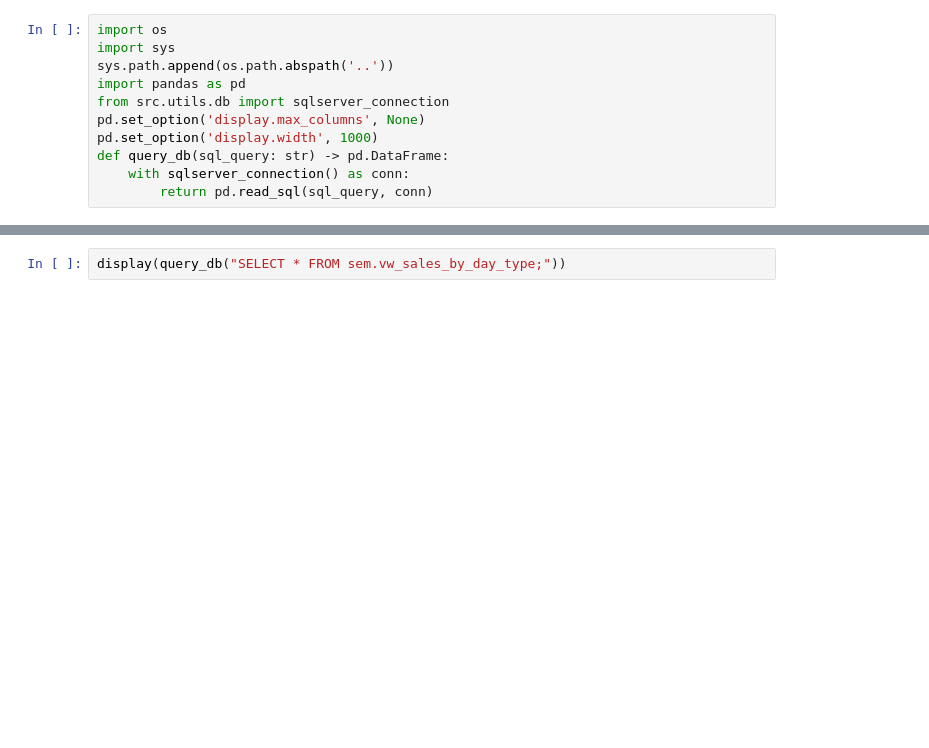
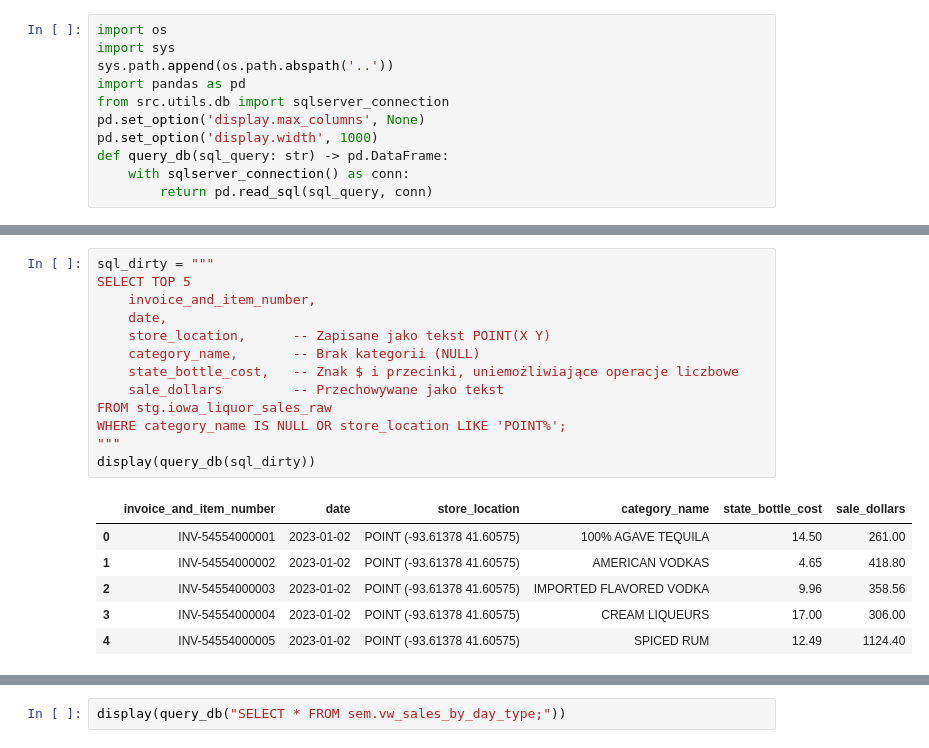
Before and after one commit to magda2307/pjatk-idh, a Jupyter notebook: data-warehouse-iowa-liquor/notebooks/etl_demo.ipynb, the cells around one changed output, grey strips where cells are left out. Drawn from its saved outputs; the diff is of its cells as text; blank space fills up the shorter version.

```diff
--- a/data-warehouse-iowa-liquor/notebooks/etl_demo.ipynb
+++ b/data-warehouse-iowa-liquor/notebooks/etl_demo.ipynb
@@ -54,0 +23,20 @@ Poniżej przedstawiono rezultaty działania tych mechanizmów w warstwie Wymiar
+# %%
+sql_dirty = """
+SELECT TOP 5
+    invoice_and_item_number,
+    date,
+    store_location,      -- Zapisane jako tekst POINT(X Y)
+    category_name,       -- Brak kategorii (NULL)
+    state_bottle_cost,   -- Znak $ i przecinki, uniemożliwiające operacje liczbowe
+    sale_dollars         -- Przechowywane jako tekst
+FROM stg.iowa_liquor_sales_raw
+WHERE category_name IS NULL OR store_location LIKE 'POINT%';
+"""
+display(query_db(sql_dirty))
+# %% [output]
+|  | invoice_and_item_number | date | store_location | category_name | state_bottle_cost | sale_dollars |
+| 0 | INV-54554000001 | 2023-01-02 | POINT (-93.61378 41.60575) | 100% AGAVE TEQUILA | 14.50 | 261.00 |
+| 1 | INV-54554000002 | 2023-01-02 | POINT (-93.61378 41.60575) | AMERICAN VODKAS | 4.65 | 418.80 |
+| 2 | INV-54554000003 | 2023-01-02 | POINT (-93.61378 41.60575) | IMPORTED FLAVORED VODKA | 9.96 | 358.56 |
+| 3 | INV-54554000004 | 2023-01-02 | POINT (-93.61378 41.60575) | CREAM LIQUEURS | 17.00 | 306.00 |
+| 4 | INV-54554000005 | 2023-01-02 | POINT (-93.61378 41.60575) | SPICED RUM | 12.49 | 1124.40 |
```
Also changed, not shown: parts of 55 cells of this notebook.
